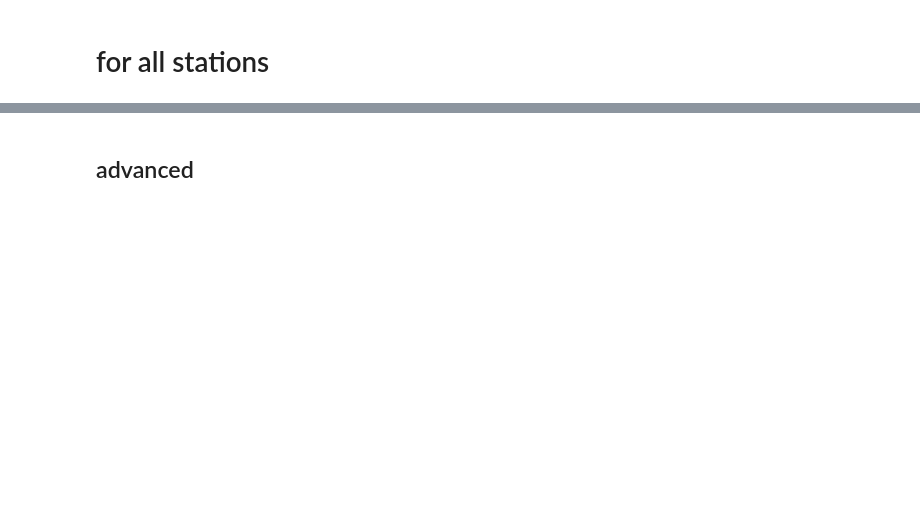
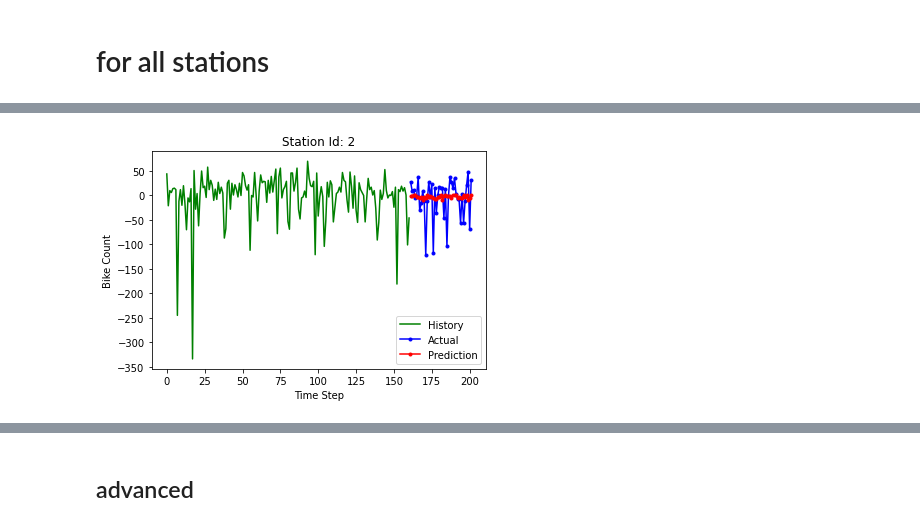
Before and after one commit to hchae0817/final_project, a Jupyter notebook: bike_Neural_Network.ipynb, the cells around one changed output, grey strips where cells are left out. Cells and saved outputs as stored; diff of their text form; code cells hidden in the pictures; blank space fills up the shorter version.

```diff
--- a/bike_Neural_Network.ipynb
+++ b/bike_Neural_Network.ipynb
@@ -122,7 +154,21 @@ obj.get_group(1)
+# %%
+# add datasets to list
+
+df_3_m = []
+dropped = [35,79,80,137,179,198,205,237,241,259,283,285,304,342,346,369,385,391,406,407,413,414,415,416,417,418,422,429,434,438,439,493,497,
+           502,525,555,567,575,582,585,791,797,798,799,802]
+
+#[35,79,80,179,198,205,237,259,283,285,342,369,385,413,414,415,416,417,418,422,429,434,438,439,493,497,
+           #502,525,567,575,582,585,791,797,798,799,802]
+
+for i in range(1, len(location['Station.Id'])):
+    if i in dropped:
+        continue
+    df_3_m.append(obj_3_m.get_group(i))
 # %%
 # add datasets to list
 
-df = []
+df_6_m = []
 dropped = [35,79,80,137,179,198,205,237,241,259,283,285,304,342,346,369,385,391,406,407,413,414,415,416,417,418,422,429,434,438,439,493,497,
            502,525,555,567,575,582,585,791,797,798,799,802]
 
@@ -132,7 +178,7 @@ dropped = [35,79,80,137,179,198,205,237,241,259,283,285,304,342,346,369,385,391,
 for i in range(1, len(location['Station.Id'])):
     if i in dropped:
         continue
-    df.append(obj.get_group(i))
+    df_6_m.append(obj_6_m.get_group(i))
 # %% [markdown]
 ## Neural network
 # %%
@@ -733,0 +247,64 @@ Epoch 50/50
+# %%
+totalMAE = 0
+totalMSE = 0
+totalRMAE = 0
+totalRMSE = 0
+
+np.random.seed(7)
+
+#no_station = len(location['Station.Id'])
+no_station = 10
+for i in range(1, no_station):
+
+    X = df_6_m[i].values[:, 6:11]  #'avg_temp','avg_temp_feel','avg_humidity','avg_windSpeed','date'
+    y = df_6_m[i].values[:, 3:4] # Total
+
+    ### Sandardization of data ###
+    #PredictorScaler = StandardScaler()
+    #TargetVarScaler = StandardScaler()
+
+    PredictorScaler = RobustScaler()
+    TargetVarScaler = RobustScaler()
+
+    #PredictorScaler = MinMaxScaler()
+    #TargetVarScaler = MinMaxScaler()
+
+    # Generating the standardized values of X and y
+    PredictorScalerFit = PredictorScaler.fit(X)
+    TargetVarScalerFit = TargetVarScaler.fit(y)
+    X = PredictorScalerFit.transform(X)
+    y = TargetVarScalerFit.transform(y)
+
+    # Split the data into training and testing set
+    from sklearn.model_selection import train_test_split
+    X_train, X_test, y_train, y_test = train_test_split(X, y, test_size=0.2, random_state=42)
+
+    ### create ANN model ###
+
+    neural_network_model = keras.Sequential([
+    layers.Dense(units=5, input_dim=5, kernel_initializer='normal', activation='relu'),
+    layers.Dense(units=5, kernel_initializer='normal', activation='tanh'),
+    layers.Dense(1, kernel_initializer='normal'),
+    ])
+
+    # Fitting the ANN to the Training set
+    neural_network_model.compile(optimizer ='adam', loss ='mean_squared_error', metrics = ['accuracy'])
+    neural_network_model.fit(X_train, y_train, batch_size = 15,  epochs = 50)
+
+    pred = neural_network_model.predict(X_test)
+    y_pred = TargetVarScalerFit.inverse_transform(pred)
+    y_test_org = TargetVarScalerFit.inverse_transform(y_test)
+    y_train = TargetVarScalerFit.inverse_transform(y_train)
+    Test_Data = PredictorScalerFit.inverse_transform(X_test)
+
+    plot_graph(y_train, y_test_org, y_pred, i+1)
+    print_error_calculation(y_test_org,y_pred)
+
+    totalMAE += get_MAE(y_test_org,y_pred)
+    totalMSE += get_MSE(y_test_org,y_pred)
+
+print('')
+print('Error Calculation')
+print('Average MAE:', totalMAE / no_station)
+print('Average MSE:', totalMSE / no_station)
+# %% [output]
@@ -733,0 +330 @@ Epoch 50/50
+[figure, added]
```
Also changed, not shown: parts of 26 cells of this notebook, 2 other files.
